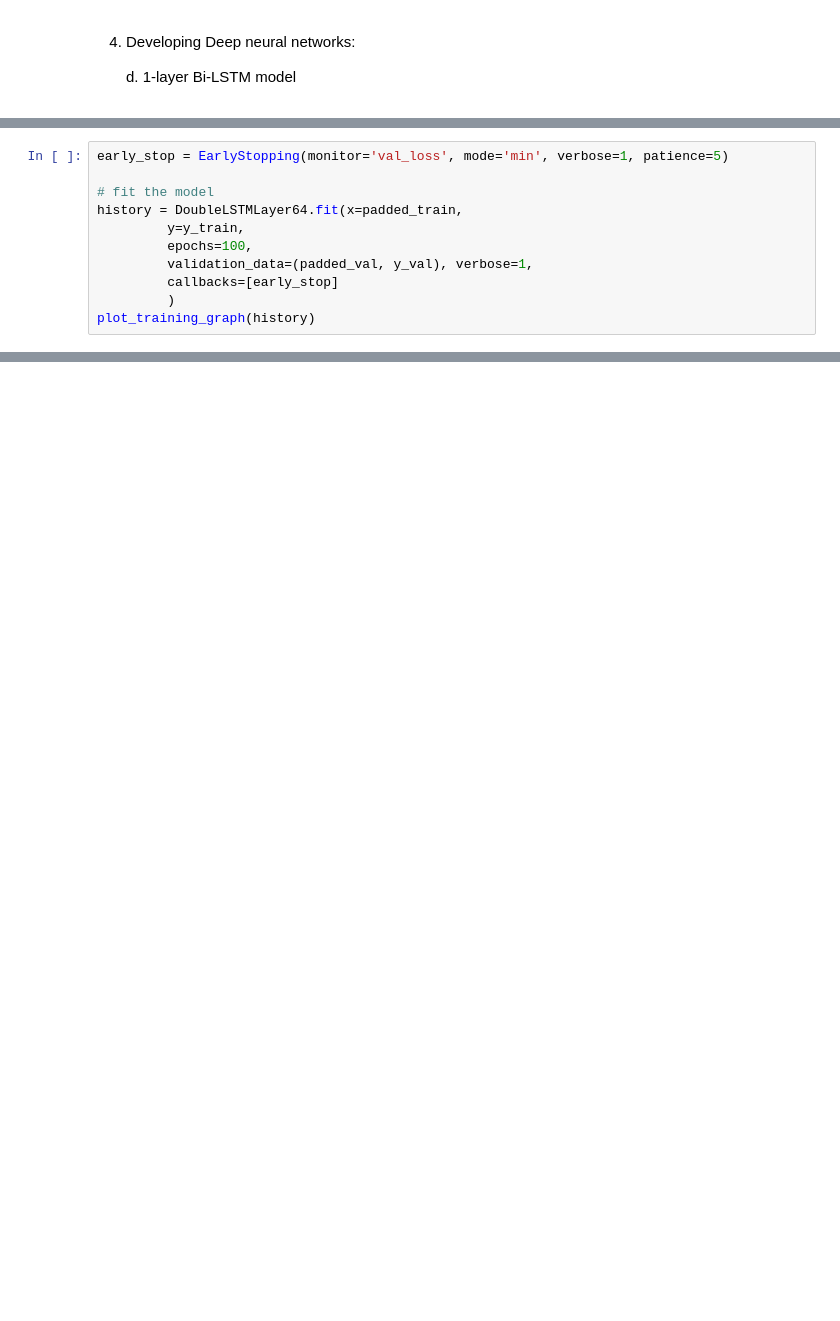
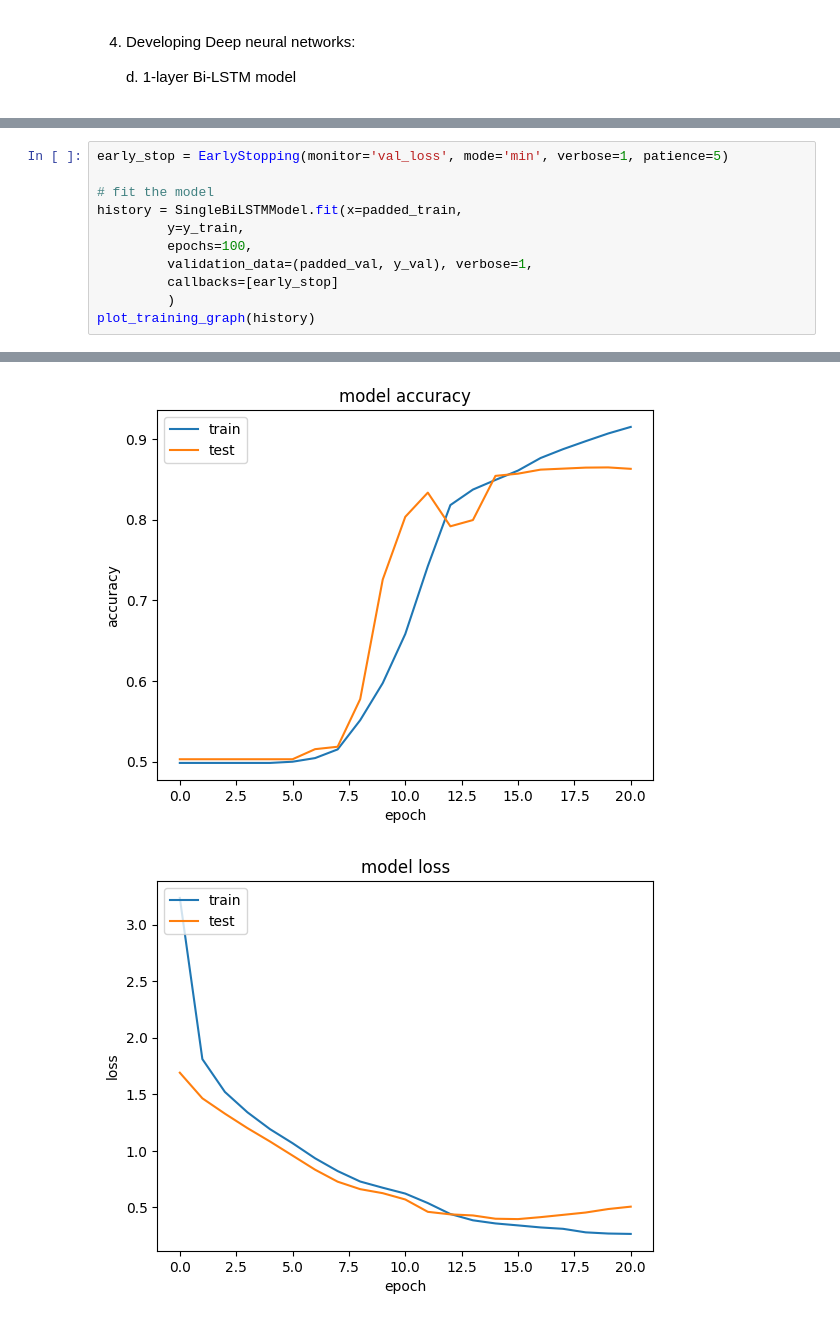
Before and after one commit to debonil/nlu-assignments, a Jupyter notebook: assignment1.ipynb, the cells around one changed output, grey strips where cells are left out. Cells and saved outputs as stored; diff of their text form; blank space fills up the shorter version.

```diff
--- a/assignment1.ipynb
+++ b/assignment1.ipynb
@@ -612,7 +622,7 @@ None
 early_stop = EarlyStopping(monitor='val_loss', mode='min', verbose=1, patience=5)
 
 # fit the model
-history = DoubleLSTMLayer64.fit(x=padded_train,
+history = SingleBiLSTMModel.fit(x=padded_train,
          y=y_train,
          epochs=100,
          validation_data=(padded_val, y_val), verbose=1,
@@ -639,2 +649,4 @@ Epoch 28: early stopping
 dict_keys(['loss', 'accuracy', 'val_loss', 'val_accuracy'])
+[figure, added]
+[figure, added]
 # %%
```
Also changed, not shown: parts of 15 cells of this notebook.
